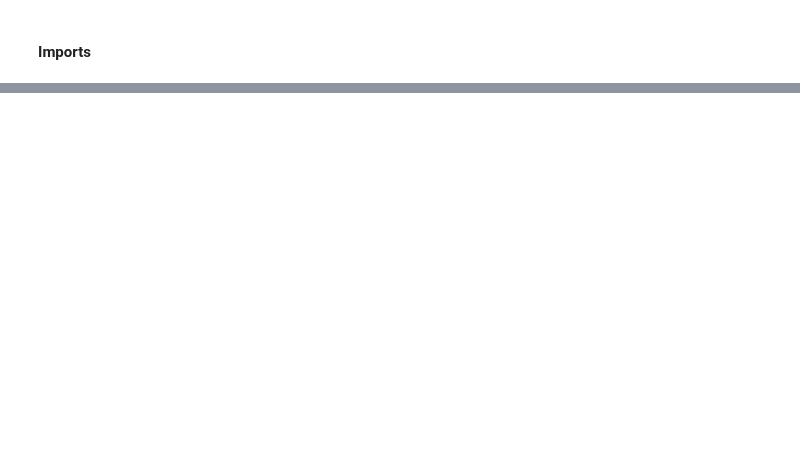
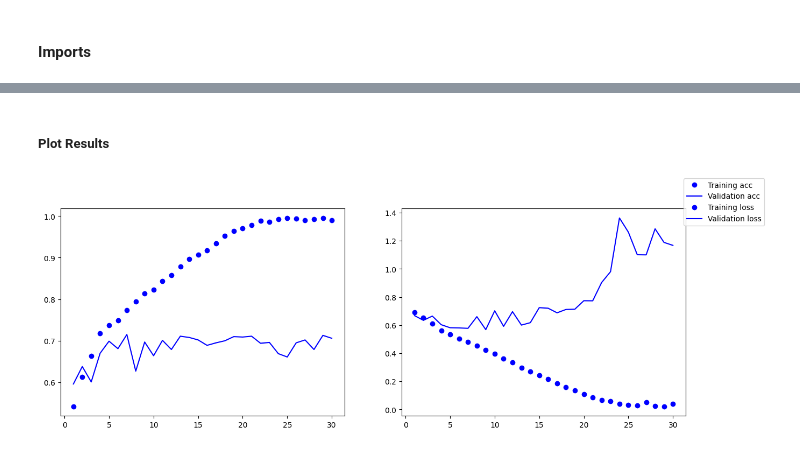
Before and after one commit to schneialexan/deep-learning, a Jupyter notebook: Hausaufgaben/Blatt 3/HA03.ipynb, the cells around one changed output, grey strips where cells are left out. Cells and saved outputs as stored; diff of their text form; code cells hidden in the pictures; blank space fills up the shorter version.

Commit message:
added Baseline model

```diff
--- a/Hausaufgaben/Blatt 3/HA03.ipynb
+++ b/Hausaufgaben/Blatt 3/HA03.ipynb
@@ -36,0 +71,19 @@ AttributeError: '_BatchDataset' object has no attribute 'shape'
+# %%
+def base_model():
+    model = tf.keras.models.Sequential()
+    # CNN Block 1
+    model.add(tf.keras.layers.Conv2D(32, (3,3), activation = 'relu', input_shape=(150,150,3)))
+    model.add(tf.keras.layers.MaxPooling2D((2, 2)))
+    # CNN Block 2
+    model.add(tf.keras.layers.Conv2D(64, (3, 3), activation='relu'))
+    model.add(tf.keras.layers.MaxPooling2D((2, 2)))
+    # CNN Block 3
+    model.add(tf.keras.layers.Conv2D(128, (3, 3), activation='relu'))
+    model.add(tf.keras.layers.MaxPooling2D((2, 2)))
+    # Classification Block
+    model.add(tf.keras.layers.Flatten())
+    model.add(tf.keras.layers.Dense(512, activation= 'relu'))
+    model.add(tf.keras.layers.Dense(1, activation='sigmoid'))
+    return model
+baseline_model = base_model()
+baseline_model.summary()
@@ -36,0 +111,4 @@ AttributeError: '_BatchDataset' object has no attribute 'shape'
+# %%
+baseline_model.compile(loss = 'binary_crossentropy',
+                       optimizer=tf.keras.optimizers.RMSprop(learning_rate=1e-4),
+                       metrics=['acc'])
@@ -36,0 +117,11 @@ AttributeError: '_BatchDataset' object has no attribute 'shape'
+# %%
+# NO DATA AUGMENTATION
+datagen = test_datagen = tf.keras.preprocessing.image.ImageDataGenerator(rescale=1./255)
+train_gen = datagen.flow_from_directory(train_dir,
+                                       target_size = TARGET_SIZE,
+                                       batch_size = BATCH_SIZE,
+                                       class_mode = 'binary')
+val_gen = datagen.flow_from_directory(validation_dir,
+                                      target_size = TARGET_SIZE,
+                                      batch_size = BATCH_SIZE,
+                                      class_mode = 'binary')
@@ -36,0 +133,8 @@ AttributeError: '_BatchDataset' object has no attribute 'shape'
+# %%
+baseline_history = baseline_model.fit(
+    train_gen,
+    steps_per_epoch= STEPS_PER_EPOCH,
+    epochs = EPOCHS,
+    validation_data=val_gen,
+    validation_steps=VAL_STEPS
+)
@@ -36,0 +172,6 @@ AttributeError: '_BatchDataset' object has no attribute 'shape'
+# %% [markdown]
+##### Plot Results
+# %%
+plot_history(baseline_history)
+# %% [output]
+[figure, added]
```
Also changed, not shown: parts of 20 cells of this notebook, 1 other file.
